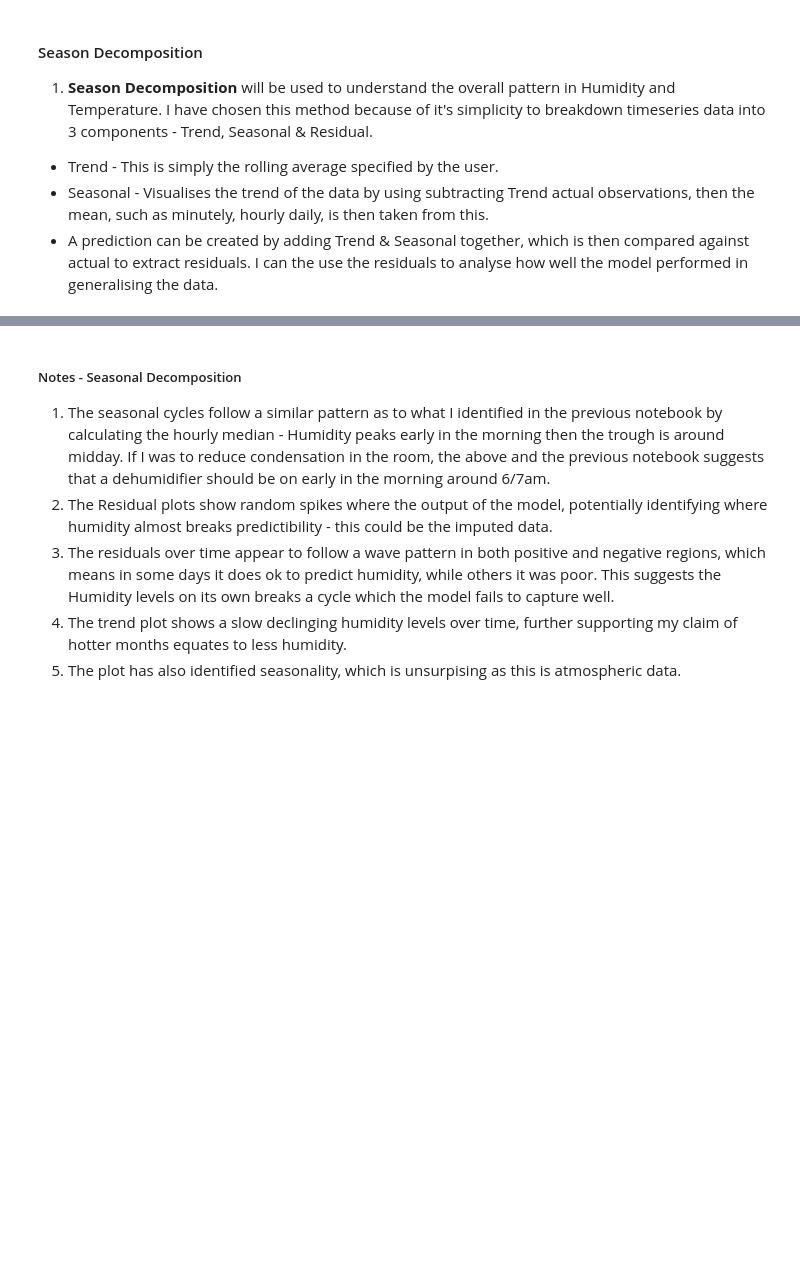
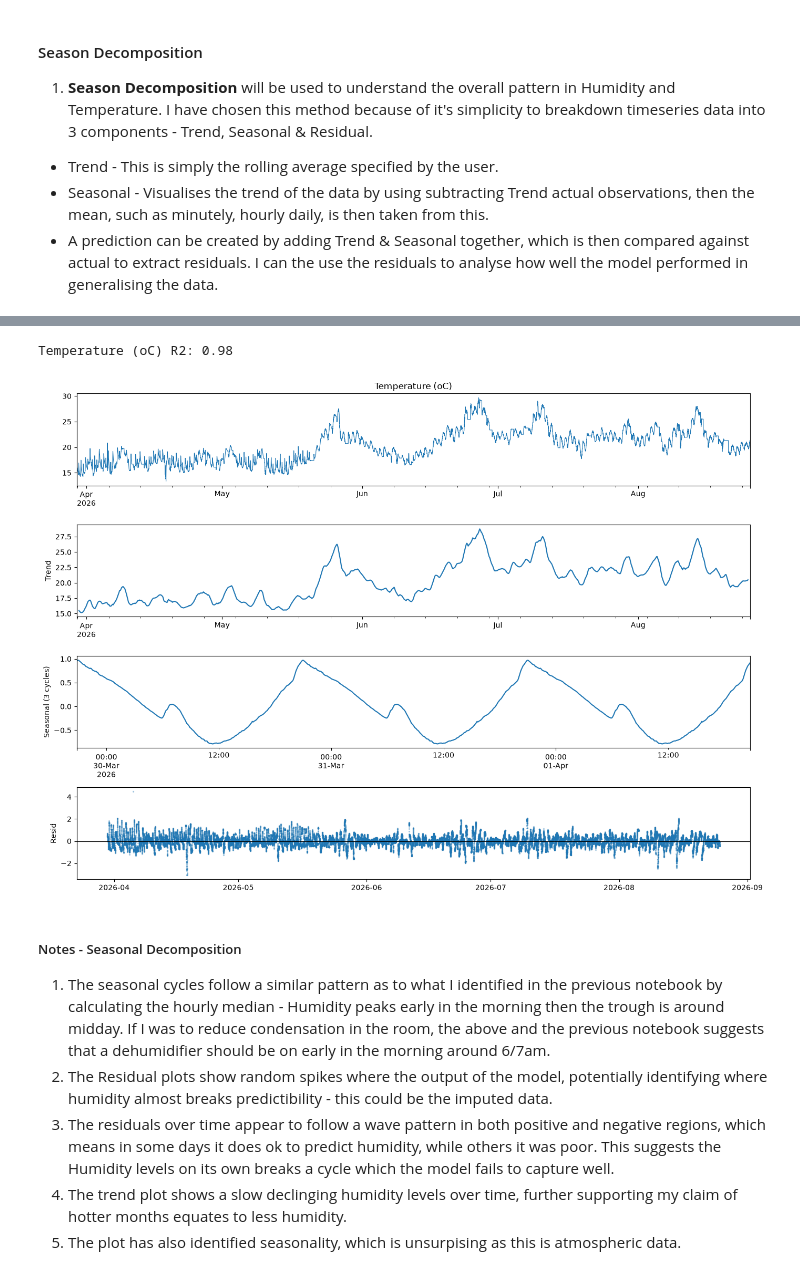
Before and after one commit to Cmay487/bedroom-humidity-forecasting, a Jupyter notebook: forecasting.ipynb, the cells around one changed output, grey strips where cells are left out. Saved outputs shown, nothing was run; the diff lists cells and outputs as text; code cells hidden in the pictures; blank space fills up the shorter version.

```diff
--- a/forecasting.ipynb
+++ b/forecasting.ipynb
@@ -172,0 +208,7 @@ Temperature (oC) R2: 0.98
+# %%
+# run seasonal decomposition
+feature = ['Temperature (oC)']
+tmp_result = season_decomp(df=train_df[feature],resample_size="5min")
+# %% [output]
+Temperature (oC) R2: 0.98
+[figure, added]
```
Also changed, not shown: parts of 6 cells of this notebook, 2 other files.
